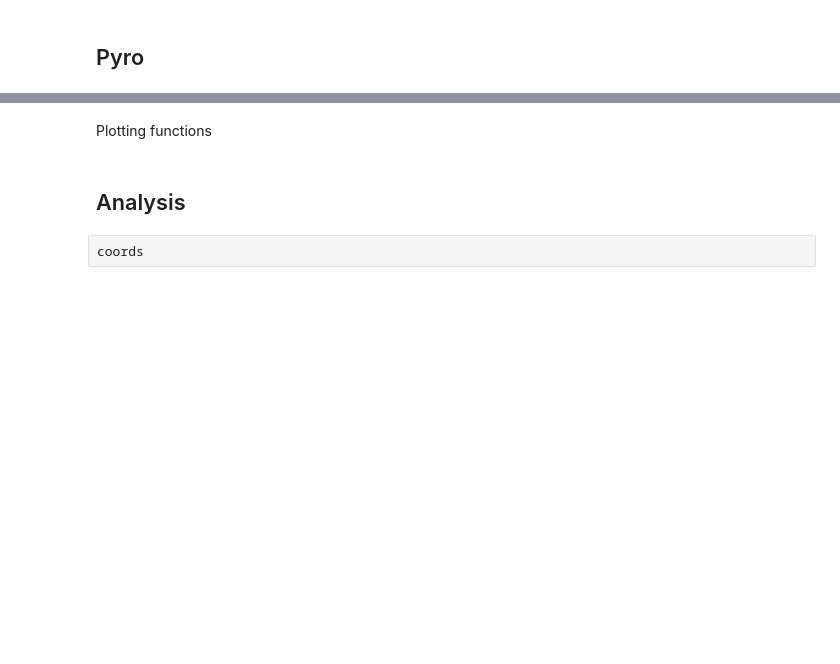
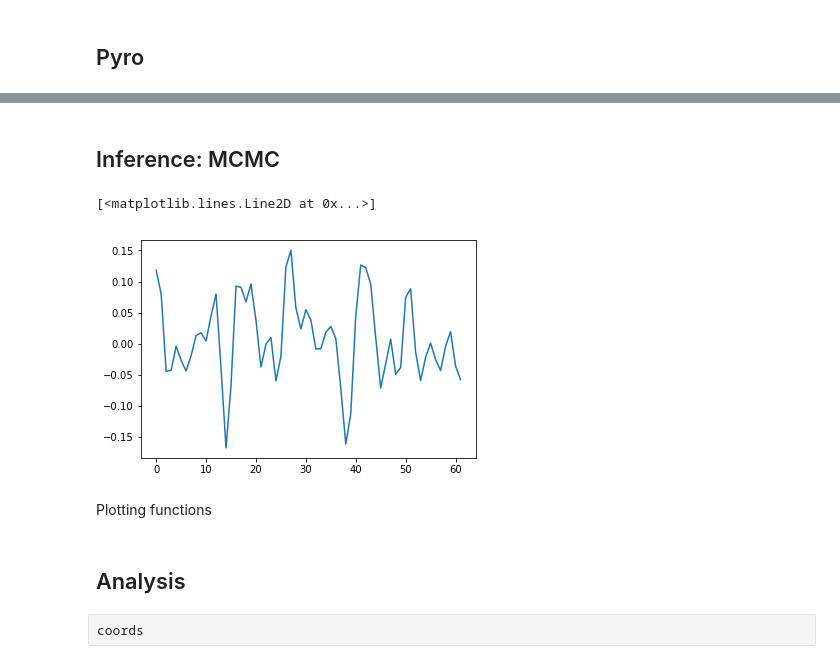
Before and after one commit to lm2612/climt_dask, a Jupyter notebook: DaskGray.ipynb, the cells around one changed output, grey strips where cells are left out. Cells and saved outputs as stored; diff of their text form; code cells hidden in the pictures; blank space fills up the shorter version.

```diff
--- a/DaskGray.ipynb
+++ b/DaskGray.ipynb
@@ -293,0 +304,4 @@ def pyro_model():
+# %%
+n_steps = 1 # TEMP
+true_rate = 7.292e-5
+model_state = model_with_rotation(true_rate, model_state=None, n_steps=n_steps)
@@ -293,0 +353,2 @@ def pyro_model():
+# %% [markdown]
+## Inference: MCMC
@@ -294,3 +364,9 @@ def pyro_model():
+# %%
+zonal_wind = model_state["eastward_wind"].mean('lon')
+plt.plot(zonal_wind[0])
+# %% [output]
+[<matplotlib.lines.Line2D at 0x...>]
+[figure, added]
 # %% [markdown]
 Plotting functions
 # %%
```
Also changed, not shown: parts of 14 cells of this notebook.
